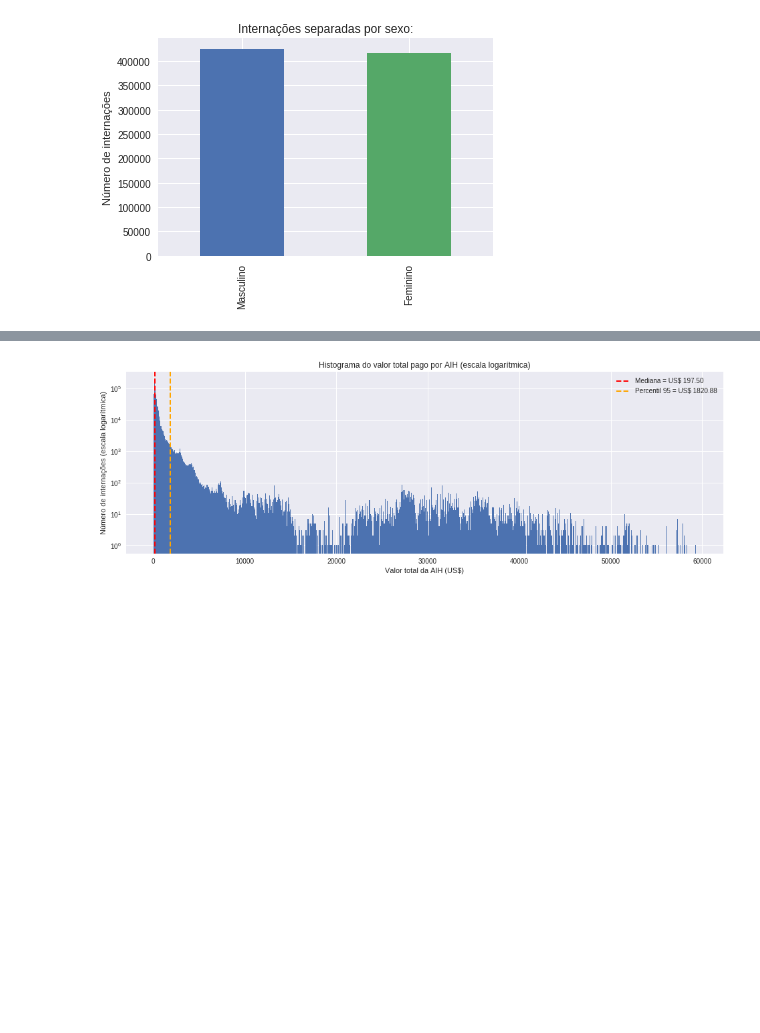
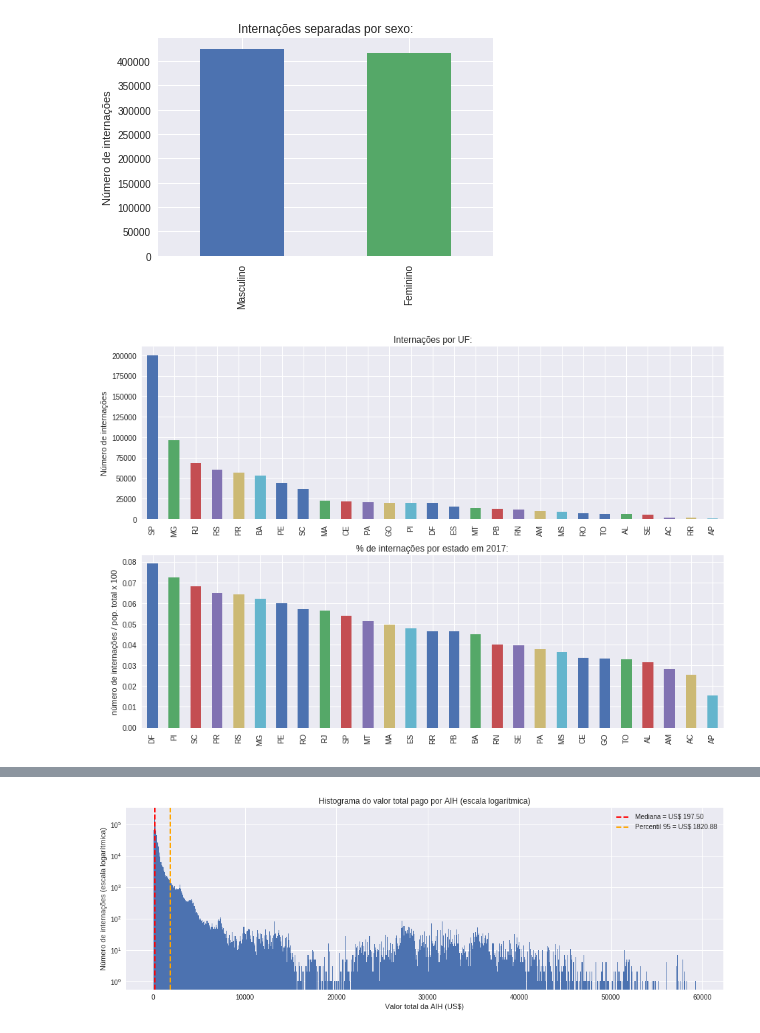
Before and after one commit to gbletsch/hematologic_hospitalizations_brazil, a Jupyter notebook: tcc.ipynb, the cells around one changed output, grey strips where cells are left out. Drawn from its saved outputs; the diff is of its cells as text; code cells hidden in the pictures; blank space fills up the shorter version.

Commit message:
Começando a separar os dados por estado e CNES.

```diff
--- a/tcc.ipynb
+++ b/tcc.ipynb
@@ -423,3 +379,24 @@ plt.ylabel('Número de internações')
 plt.show()
 # %% [output]
 [figure]
+# %%
+def plot_internacoes_por_estado():
+    fig, ax = plt.subplots(2, 1, figsize=(12, 8))
+
+    hemato.UF.value_counts().plot(kind='bar', title='Internações por UF:', ax=ax[0])
+    ax[0].set_ylabel('Número de internações')
+
+    int_uf_2017 = hemato.groupby(['ANO_CMPT', 'UF']).N_AIH.count()['2017']
+    pop_total = pop_df.groupby('SIGLA').sum()
+    (int_uf_2017 * 100 / pop_total['2017']).sort_values(ascending=False).plot(kind='bar',
+                                                                  title='% de internações por estado em 2017:',
+                                                                  ax=ax[1])
+    ax[1].set_ylabel('número de internações / pop. total x 100')
+    ax[1].set_xlabel('')
+
+    plt.tight_layout()
+    plt.show()
+
+plot_internacoes_por_estado()
+# %% [output]
+[figure, added]
```
Also changed, not shown: parts of 10 cells of this notebook, 1 other file.
